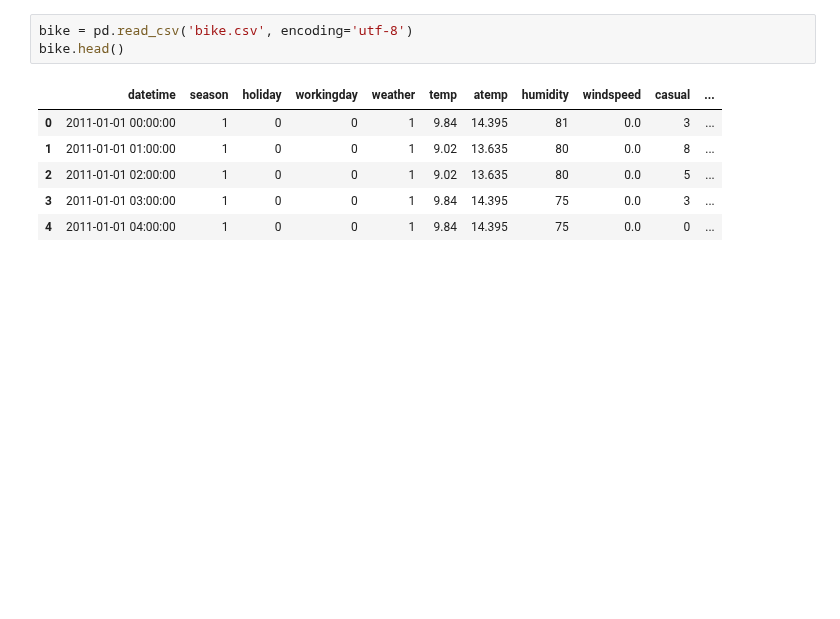
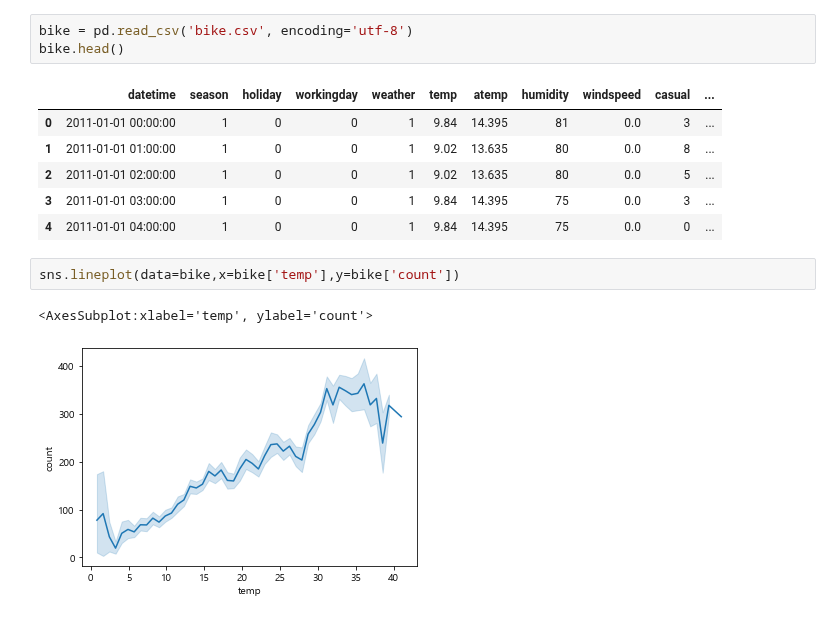
Before and after one commit to gitea0101/jupyter_note, a Jupyter notebook: dataframe/Data_ex2.ipynb, the cells around one changed output. Cells and saved outputs as stored; diff of their text form; blank space fills up the shorter version.

```diff
--- a/dataframe/Data_ex2.ipynb
+++ b/dataframe/Data_ex2.ipynb
@@ -171,3 +171,8 @@ bike.head()
 | 2 | 2011-01-01 02:00:00 | 1 | 0 | 0 | 1 | 9.02 | 13.635 | 80 | 0.0 | 5 | ... |
 | 3 | 2011-01-01 03:00:00 | 1 | 0 | 0 | 1 | 9.84 | 14.395 | 75 | 0.0 | 3 | ... |
 | 4 | 2011-01-01 04:00:00 | 1 | 0 | 0 | 1 | 9.84 | 14.395 | 75 | 0.0 | 0 | ... |
+# %%
+sns.lineplot(data=bike,x=bike['temp'],y=bike['count'])
+# %% [output]
+<AxesSubplot:xlabel='temp', ylabel='count'>
+[figure, added]
```
Also changed, not shown: parts of 2 cells of this notebook.
